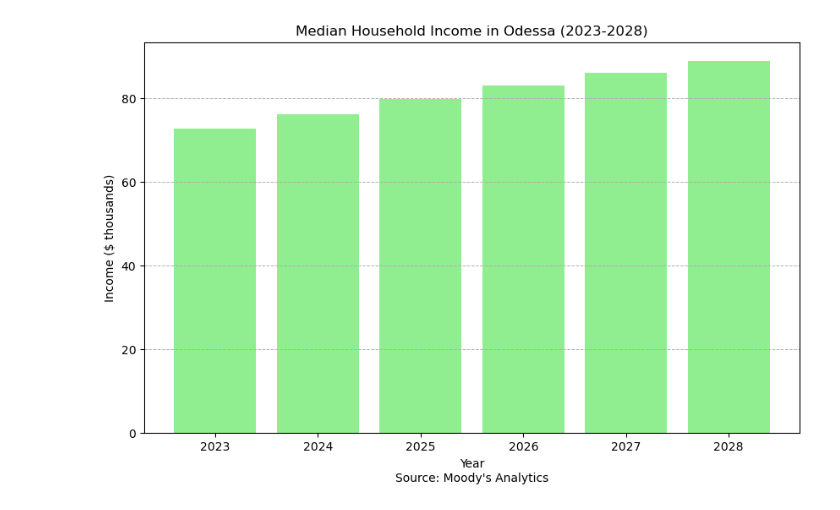
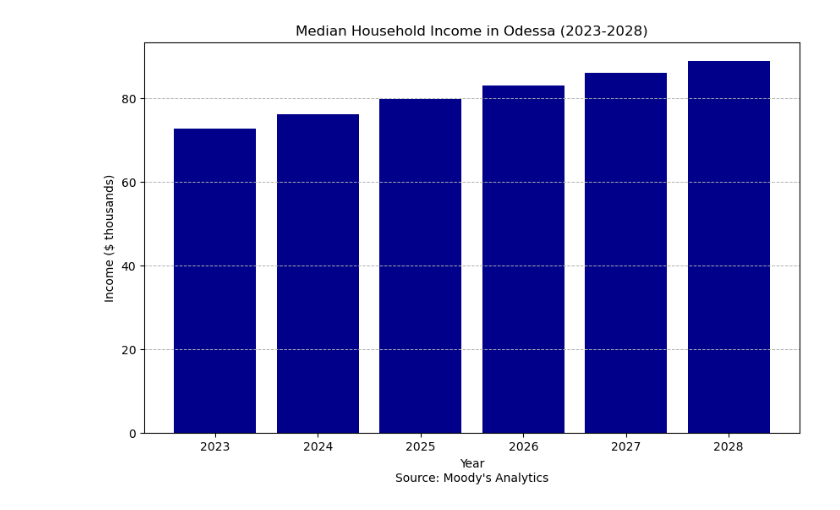
Before and after one commit to nishant3399/graphs, a Jupyter notebook: graphs.ipynb, the cells around one changed output. Cells and saved outputs as stored; diff of their text form; code cells hidden in the pictures.

```diff
--- a/graphs.ipynb
+++ b/graphs.ipynb
@@ -1,22 +1,22 @@
 # %%
 import matplotlib.pyplot as plt
 
 # Data for Median Household Income
 years = [2023, 2024, 2025, 2026, 2027, 2028]
 income = [72.7, 76.3, 79.8, 83.1, 86.1, 89.0]
 
 # Median Household Income bar chart
 plt.figure(figsize=(10, 6))
-plt.bar(years, income, color='lightgreen')
+plt.bar(years, income, color='darkblue')
 plt.title('Median Household Income in Odessa (2023-2028)')
 plt.xlabel('Year')
 plt.ylabel('Income ($ thousands)')
 plt.xticks(years)
 plt.grid(axis='y', linestyle='--', linewidth=0.7)
 plt.text(0.5, -0.1, "Source: Moody's Analytics", ha='center', va='top', transform=plt.gca().transAxes)
 plt.show()
 # %% [output]
-[figure, old version]
+[figure, new version]
 # %%
 import matplotlib.pyplot as plt
 
```
Also changed, not shown: parts of 2 cells of this notebook.
